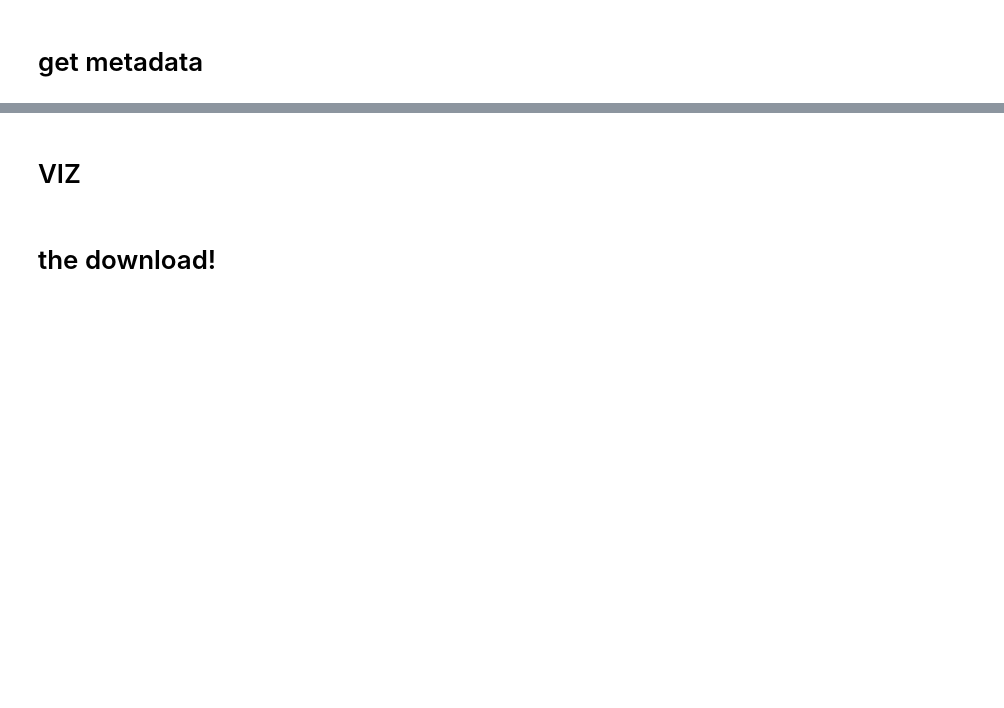
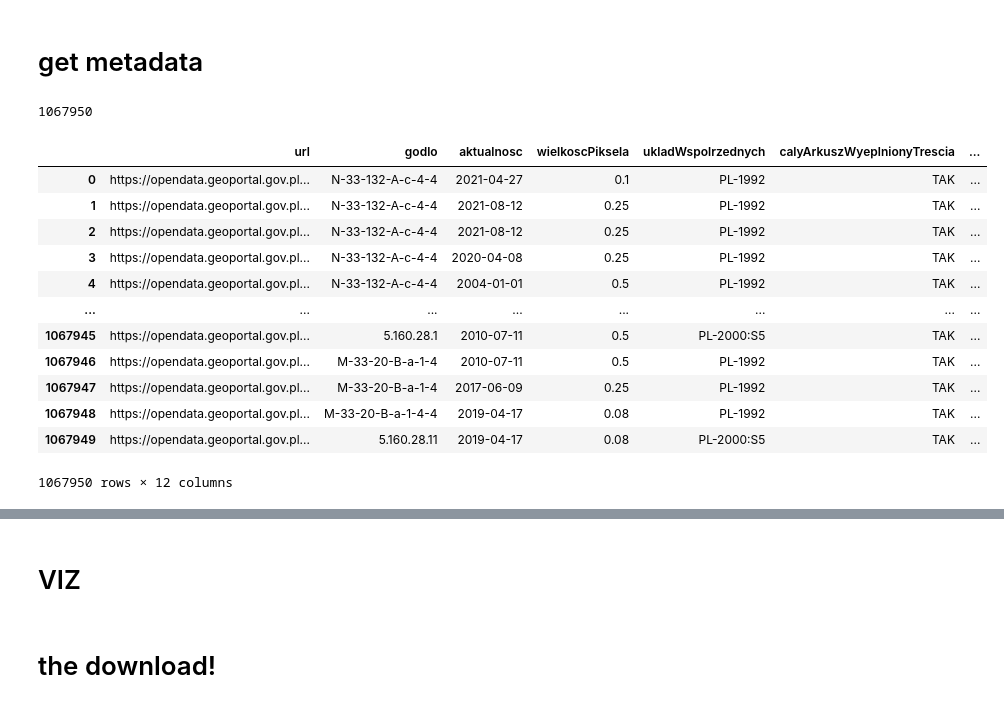
Before and after one commit to deepdrivepl/bdot10kseg, a Jupyter notebook: notebooks/ortofoto-downloader.ipynb, the cells around one changed output, grey strips where cells are left out. Drawn from its saved outputs; the diff is of its cells as text; code cells hidden in the pictures; blank space fills up the shorter version.

```diff
--- a/notebooks/ortofoto-downloader.ipynb
+++ b/notebooks/ortofoto-downloader.ipynb
@@ -140,0 +222,8 @@ xs.shape, ys.shape
+# %%
+xdiff = 0.025
+ydiff = 0.015
+print(np.array(transformer.transform(52,20)) - np.array(transformer.transform(52-xdiff,20-ydiff)))
+
+xs = np.arange(pl_minx, pl_maxx, xdiff)
+ys = np.arange(pl_miny, pl_maxy, ydiff)
+xs.shape, ys.shape
@@ -149,0 +238,7 @@ wgs84s.shape
+# %%
+wgs84s = []
+for x,y in tqdm(cart):
+    if pl.contains(Point(x,y)):
+        wgs84s.append((x,y))
+wgs84s = np.array(wgs84s)
+wgs84s.shape
@@ -174,3 +274,31 @@ with concurrent.futures.ThreadPoolExecutor() as executor:
     for future in tqdm(concurrent.futures.as_completed(futures)):
         x,y,res = future.result()
         metas[(x,y)] = res
+# %%
+data = []
+
+for i, (k,v) in tqdm(enumerate(metas.items())):
+    if len(v) > 0:
+        data+=v
+# %%
+len(data)
+# %% [output]
+1067950
+# %%
+import pandas as pd
+df = pd.DataFrame.from_dict(data)
+df
+# %% [output]
+|  | url | godlo | aktualnosc | wielkoscPiksela | ukladWspolrzednych | calyArkuszWyeplnionyTrescia | ... |
+| 0 | https://opendata.geoportal.gov.pl... | N-33-132-A-c-4-4 | 2021-04-27 | 0.1 | PL-1992 | TAK | ... |
+| 1 | https://opendata.geoportal.gov.pl... | N-33-132-A-c-4-4 | 2021-08-12 | 0.25 | PL-1992 | TAK | ... |
+| 2 | https://opendata.geoportal.gov.pl... | N-33-132-A-c-4-4 | 2021-08-12 | 0.25 | PL-1992 | TAK | ... |
+| 3 | https://opendata.geoportal.gov.pl... | N-33-132-A-c-4-4 | 2020-04-08 | 0.25 | PL-1992 | TAK | ... |
+| 4 | https://opendata.geoportal.gov.pl... | N-33-132-A-c-4-4 | 2004-01-01 | 0.5 | PL-1992 | TAK | ... |
+| ... | ... | ... | ... | ... | ... | ... | ... |
+| 1067945 | https://opendata.geoportal.gov.pl... | 5.160.28.1 | 2010-07-11 | 0.5 | PL-2000:S5 | TAK | ... |
+| 1067946 | https://opendata.geoportal.gov.pl... | M-33-20-B-a-1-4 | 2010-07-11 | 0.5 | PL-1992 | TAK | ... |
+| 1067947 | https://opendata.geoportal.gov.pl... | M-33-20-B-a-1-4 | 2017-06-09 | 0.25 | PL-1992 | TAK | ... |
+| 1067948 | https://opendata.geoportal.gov.pl... | M-33-20-B-a-1-4-4 | 2019-04-17 | 0.08 | PL-1992 | TAK | ... |
+| 1067949 | https://opendata.geoportal.gov.pl... | 5.160.28.11 | 2019-04-17 | 0.08 | PL-2000:S5 | TAK | ... |
+1067950 rows × 12 columns
```
Also changed, not shown: parts of 39 cells of this notebook.
